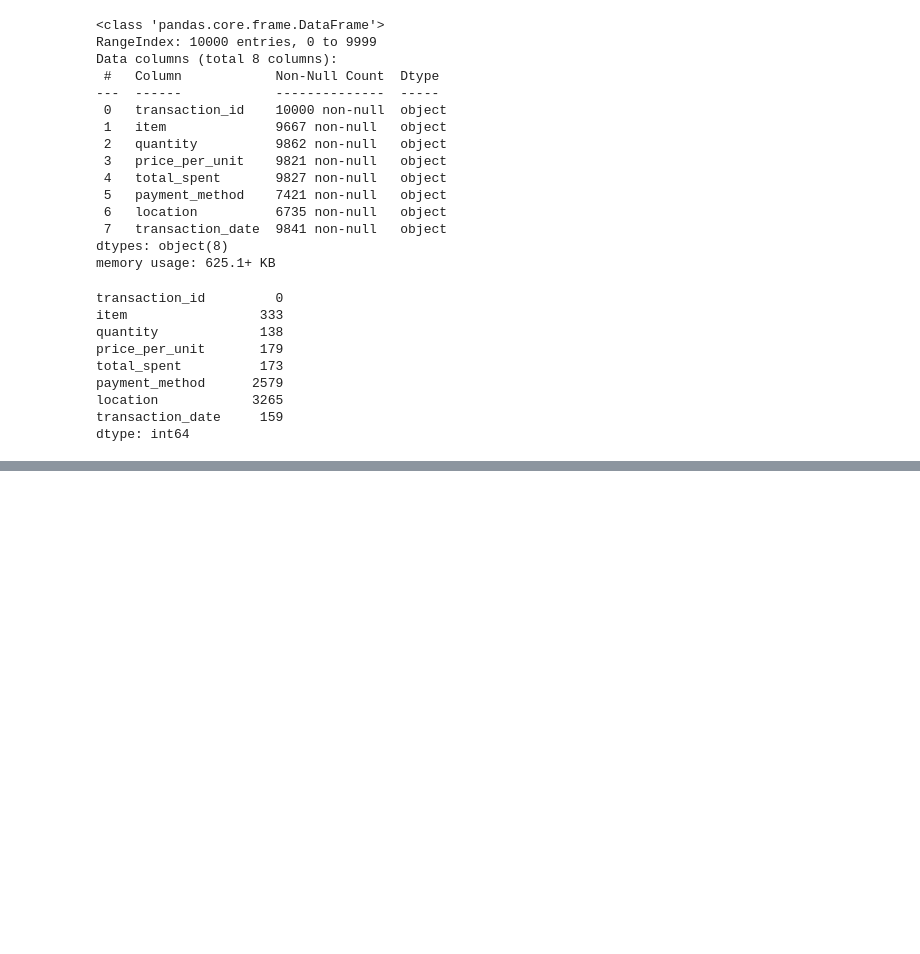
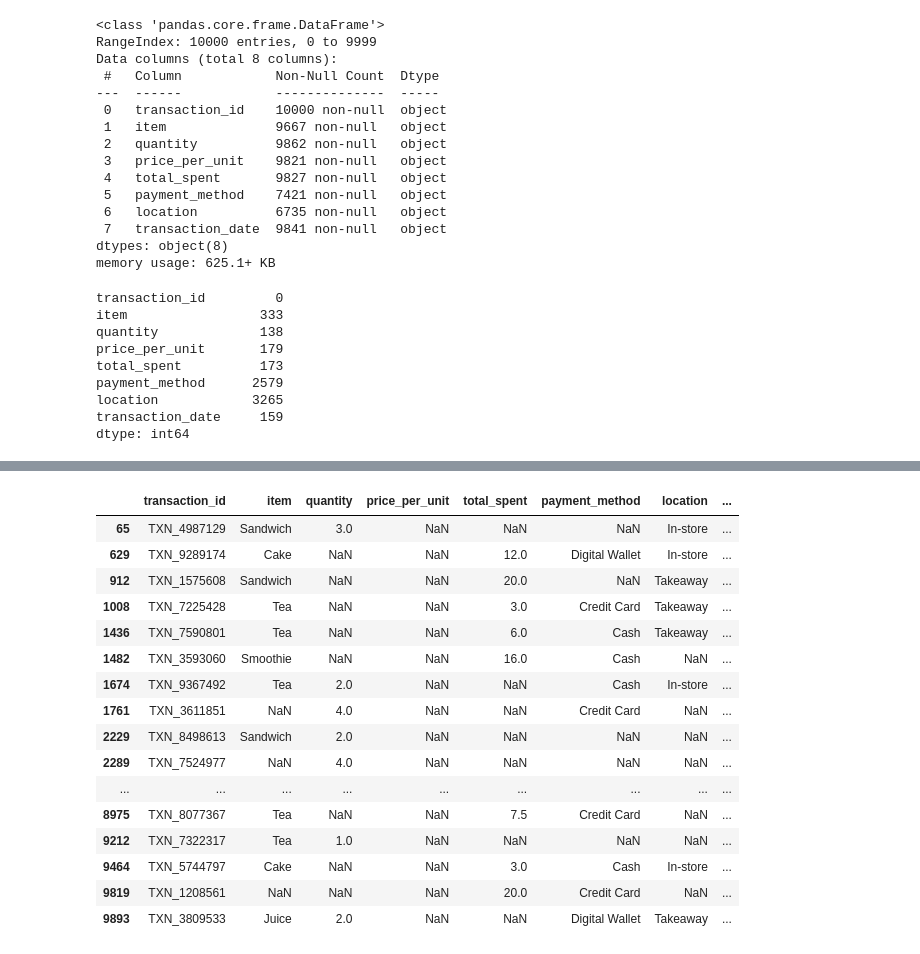
Before and after one commit to Kinosaur/data-cleaning-eda-portfolio, a Jupyter notebook: cafe_sales/Kino/clean_eda.ipynb, the cells around one changed output, grey strips where cells are left out. Saved outputs shown, nothing was run; the diff lists cells and outputs as text; code cells hidden in the pictures; blank space fills up the shorter version.

```diff
--- a/cafe_sales/Kino/clean_eda.ipynb
+++ b/cafe_sales/Kino/clean_eda.ipynb
@@ -58,0 +213,20 @@ df.is
+# %%
+df[df['price_per_unit'].isnull()]
+# %% [output]
+|  | transaction_id | item | quantity | price_per_unit | total_spent | payment_method | location | ... |
+| 65 | TXN_4987129 | Sandwich | 3.0 | NaN | NaN | NaN | In-store | ... |
+| 629 | TXN_9289174 | Cake | NaN | NaN | 12.0 | Digital Wallet | In-store | ... |
+| 912 | TXN_1575608 | Sandwich | NaN | NaN | 20.0 | NaN | Takeaway | ... |
+| 1008 | TXN_7225428 | Tea | NaN | NaN | 3.0 | Credit Card | Takeaway | ... |
+| 1436 | TXN_7590801 | Tea | NaN | NaN | 6.0 | Cash | Takeaway | ... |
+| 1482 | TXN_3593060 | Smoothie | NaN | NaN | 16.0 | Cash | NaN | ... |
+| 1674 | TXN_9367492 | Tea | 2.0 | NaN | NaN | Cash | In-store | ... |
+| 1761 | TXN_3611851 | NaN | 4.0 | NaN | NaN | Credit Card | NaN | ... |
+| 2229 | TXN_8498613 | Sandwich | 2.0 | NaN | NaN | NaN | NaN | ... |
+| 2289 | TXN_7524977 | NaN | 4.0 | NaN | NaN | NaN | NaN | ... |
+| ... | ... | ... | ... | ... | ... | ... | ... | ... |
+| 8975 | TXN_8077367 | Tea | NaN | NaN | 7.5 | Credit Card | NaN | ... |
+| 9212 | TXN_7322317 | Tea | 1.0 | NaN | NaN | NaN | NaN | ... |
+| 9464 | TXN_5744797 | Cake | NaN | NaN | 3.0 | Cash | In-store | ... |
+| 9819 | TXN_1208561 | NaN | NaN | NaN | 20.0 | Credit Card | NaN | ... |
+| 9893 | TXN_3809533 | Juice | 2.0 | NaN | NaN | Digital Wallet | Takeaway | ... |
```
Also changed, not shown: parts of 25 cells of this notebook.
